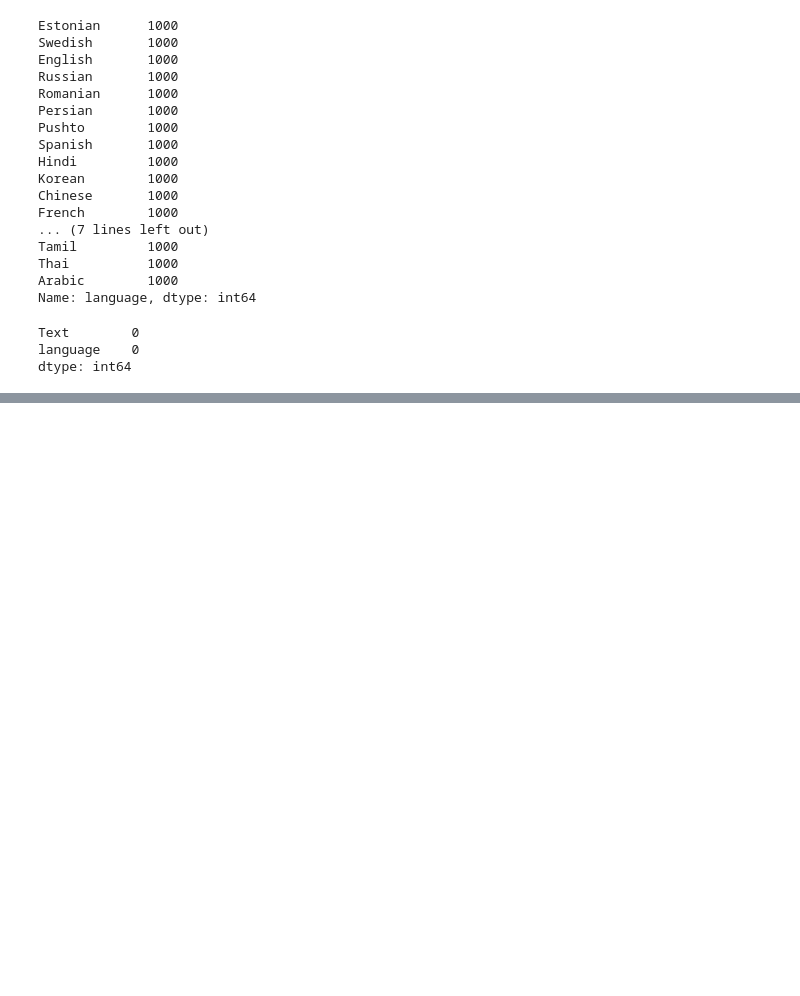
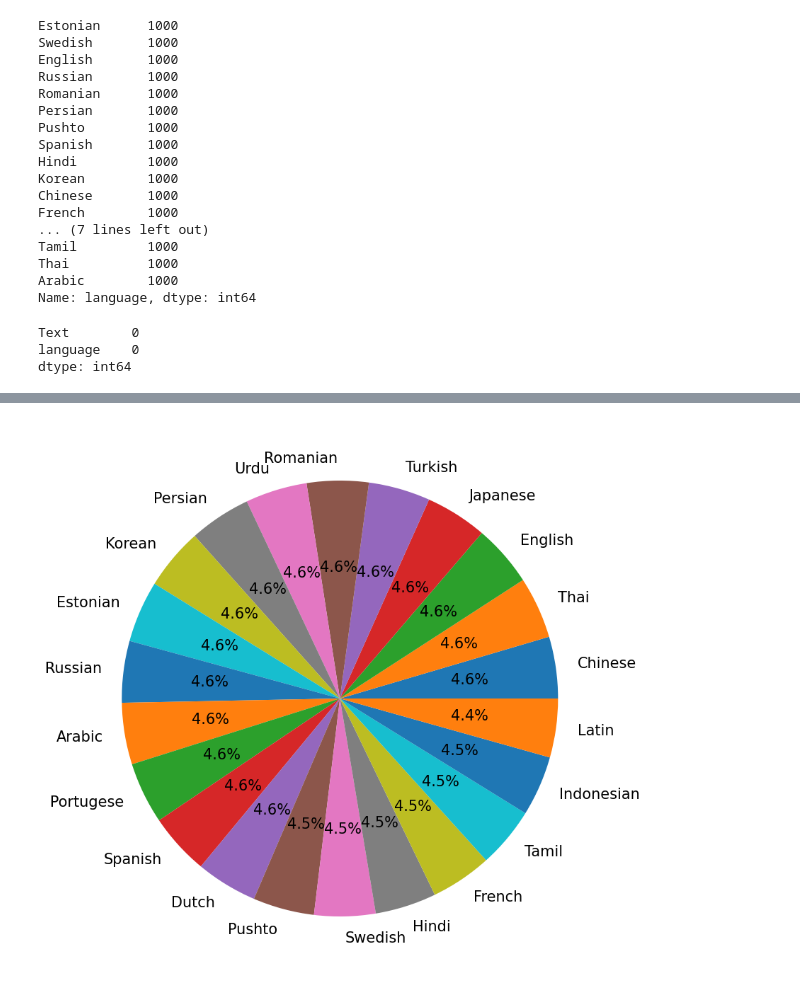
Before and after one commit to usman3721/Language-detector, a Jupyter notebook: main.ipynb, the cells around one changed output, grey strips where cells are left out. Cells and saved outputs as stored; diff of their text form; code cells hidden in the pictures; blank space fills up the shorter version.

```diff
--- a/main.ipynb
+++ b/main.ipynb
@@ -188,0 +99,10 @@ result
+# %%
+#cleaning of unwanted symbols from the data
+def data_cleaner(Text):
+    Text=re.sub(r'[\/`!@#$%^&*()_+{}<>,.?/":;0-9]',' ',Text)
+    Text=Text.lower()
+    return Text
+# %%
+data=df1.copy()
+data["cleaned_data"]=""
+data
@@ -188,0 +123,3 @@ result
+# %%
+data["cleaned_data"]=data["Text"].apply(lambda x:data_cleaner(x))
+data
@@ -188,0 +140,11 @@ result
+# %%
+data.drop("Text",axis=1,inplace=True)
+# %%
+language=data["language"].value_counts().reset_index()
+plt.figure(figsize=(10,10))
+labels=language["index"]
+
+plt.pie(language["language"],labels=labels,autopct='%.1f%%',textprops={'fontsize':15})
+plt.show()
+# %% [output]
+[figure, added]
```
Also changed, not shown: parts of 47 cells of this notebook.
